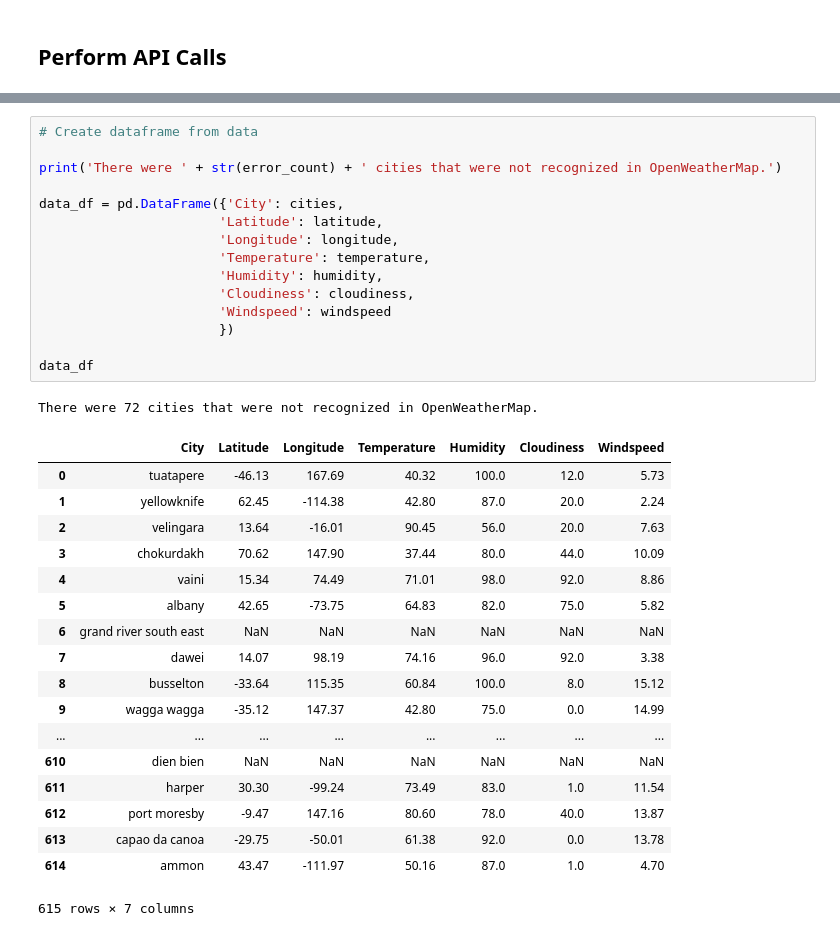
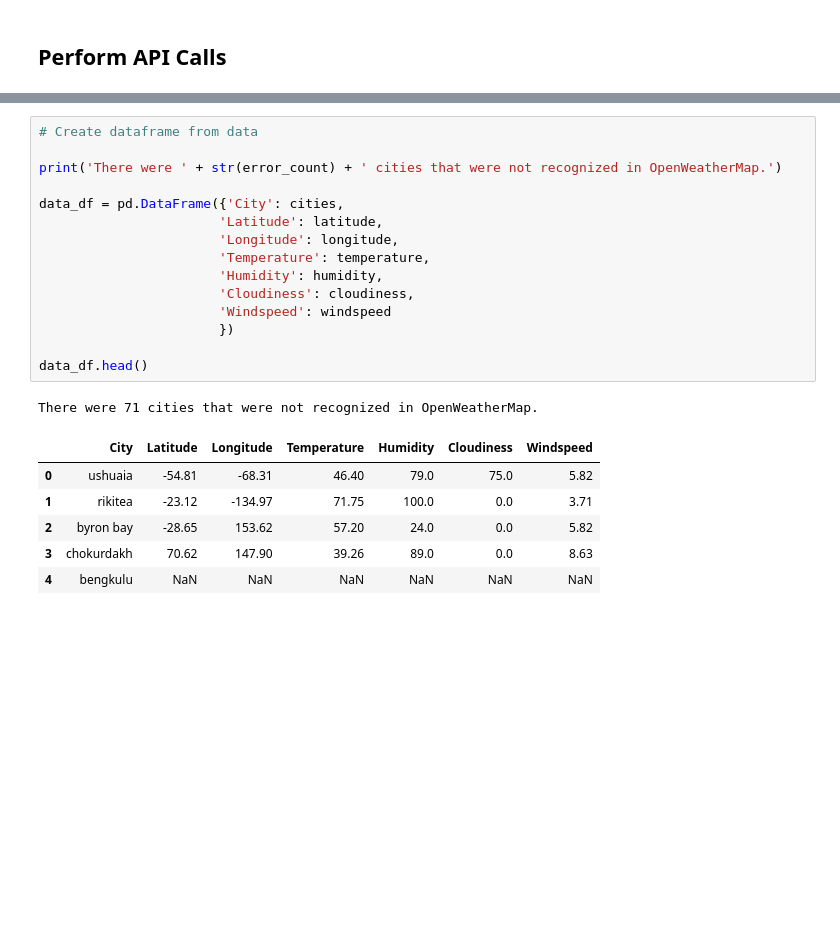
Before and after one commit to bowielh/06_Python_API, a Jupyter notebook: WeatherPy.ipynb, the cells around one changed output, grey strips where cells are left out. Saved outputs shown, nothing was run; the diff lists cells and outputs as text; blank space fills up the shorter version.

```diff
--- a/WeatherPy.ipynb
+++ b/WeatherPy.ipynb
@@ -106,38 +106,26 @@ http://api.openweathermap.org/data/2.5/weather?units=Imperial&APPID=d307c5207de3
 # %%
 # Create dataframe from data
 
 print('There were ' + str(error_count) + ' cities that were not recognized in OpenWeatherMap.')
 
 data_df = pd.DataFrame({'City': cities,
                        'Latitude': latitude,
                        'Longitude': longitude,
                        'Temperature': temperature,
                        'Humidity': humidity,
                        'Cloudiness': cloudiness,
                        'Windspeed': windspeed
                        })
 
-data_df
+data_df.head()
 # %% [output]
-There were 72 cities that were not recognized in OpenWeatherMap.
+There were 71 cities that were not recognized in OpenWeatherMap.
 |  | City | Latitude | Longitude | Temperature | Humidity | Cloudiness | Windspeed |
-| 0 | tuatapere | -46.13 | 167.69 | 40.32 | 100.0 | 12.0 | 5.73 |
-| 1 | yellowknife | 62.45 | -114.38 | 42.80 | 87.0 | 20.0 | 2.24 |
-| 2 | velingara | 13.64 | -16.01 | 90.45 | 56.0 | 20.0 | 7.63 |
-| 3 | chokurdakh | 70.62 | 147.90 | 37.44 | 80.0 | 44.0 | 10.09 |
-| 4 | vaini | 15.34 | 74.49 | 71.01 | 98.0 | 92.0 | 8.86 |
-| 5 | albany | 42.65 | -73.75 | 64.83 | 82.0 | 75.0 | 5.82 |
-| 6 | grand river south east | NaN | NaN | NaN | NaN | NaN | NaN |
-| 7 | dawei | 14.07 | 98.19 | 74.16 | 96.0 | 92.0 | 3.38 |
-| 8 | busselton | -33.64 | 115.35 | 60.84 | 100.0 | 8.0 | 15.12 |
-| 9 | wagga wagga | -35.12 | 147.37 | 42.80 | 75.0 | 0.0 | 14.99 |
-| ... | ... | ... | ... | ... | ... | ... | ... |
-| 610 | dien bien | NaN | NaN | NaN | NaN | NaN | NaN |
-| 611 | harper | 30.30 | -99.24 | 73.49 | 83.0 | 1.0 | 11.54 |
-| 612 | port moresby | -9.47 | 147.16 | 80.60 | 78.0 | 40.0 | 13.87 |
-| 613 | capao da canoa | -29.75 | -50.01 | 61.38 | 92.0 | 0.0 | 13.78 |
-| 614 | ammon | 43.47 | -111.97 | 50.16 | 87.0 | 1.0 | 4.70 |
+| 0 | ushuaia | -54.81 | -68.31 | 46.40 | 79.0 | 75.0 | 5.82 |
+| 1 | rikitea | -23.12 | -134.97 | 71.75 | 100.0 | 0.0 | 3.71 |
+| 2 | byron bay | -28.65 | 153.62 | 57.20 | 24.0 | 0.0 | 5.82 |
+| 3 | chokurdakh | 70.62 | 147.90 | 39.26 | 89.0 | 0.0 | 8.63 |
+| 4 | bengkulu | NaN | NaN | NaN | NaN | NaN | NaN |
-615 rows × 7 columns
 # %%
 # Data cleansing
 data_df = data_df.loc[data_df.notna().all(axis = 'columns') == True]
```
Also changed, not shown: parts of 11 cells of this notebook, 4 other files.
